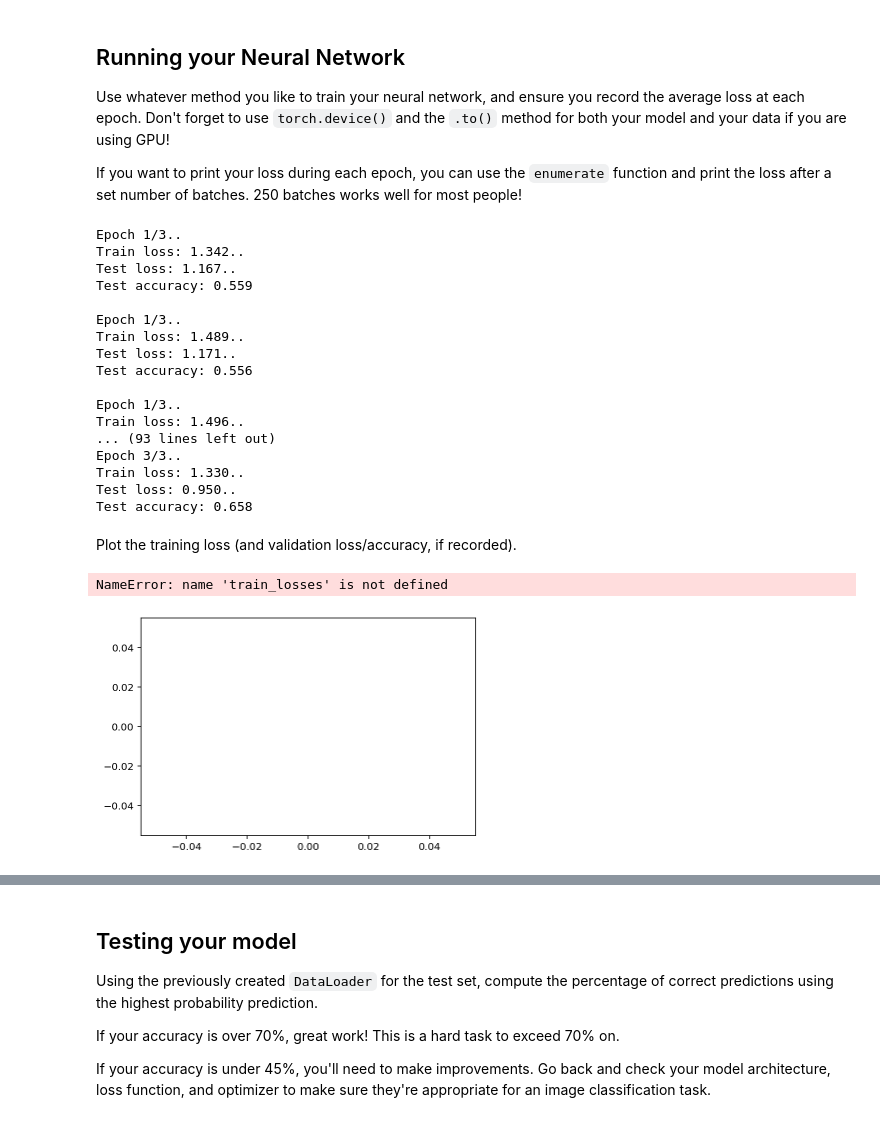
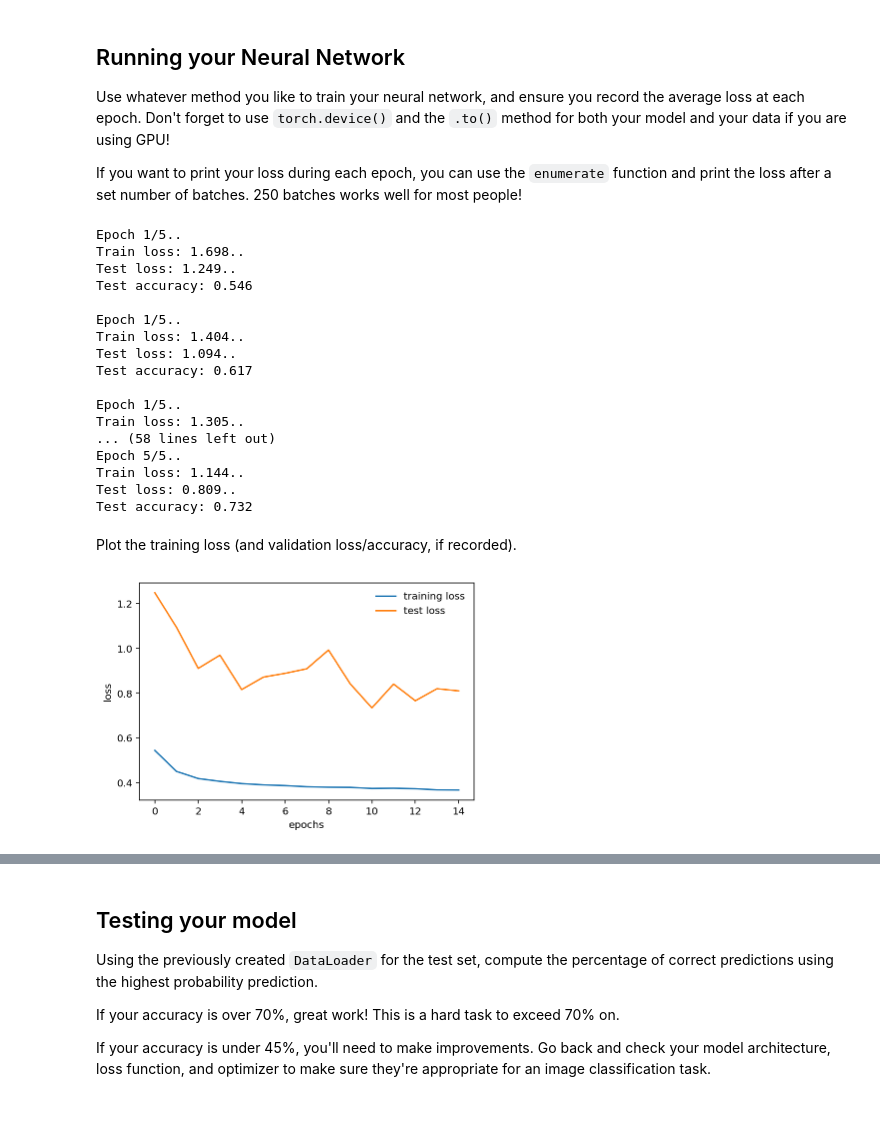
Before and after one commit to Ktoscoszjadl/Udacity_CIFAR10_Image_Classifier, a Jupyter notebook: CIFAR-10_Image_Classifier-STARTER.ipynb, the cells around one changed output, grey strips where cells are left out. Drawn from its saved outputs; the diff is of its cells as text; code cells hidden in the pictures.

Commit message:
running NN, plots, saving file, recomendation

```diff
--- a/CIFAR-10_Image_Classifier-STARTER.ipynb
+++ b/CIFAR-10_Image_Classifier-STARTER.ipynb
@@ -224,8 +224,8 @@ ResNet(
 # %%
 criterion = nn.NLLLoss()
 optimizer = optim.Adam(model.fc.parameters(), lr=0.003)
-# device = torch.device('cuda'if torch.cuda.is_available() else 'cpu')
-device = torch.device('cuda')
+device = torch.device('cuda'if torch.cuda.is_available() else 'cpu')
+# device = torch.device('cuda')
 print('Running on', device)
 model.to(device)
 # %% [output]
@@ -239,13 +255,14 @@ Don't forget to use `torch.device()` and the `.to()` method for both your model
 If you want to print your loss during each epoch, you can use the `enumerate` function and print the loss after a set number of batches. 250 batches works well for most people!
 # %%
 ## YOUR CODE HERE ##
-epochs = 3
+epochs = 5
 steps = 0
 running_loss = 0
 print_every = 500
 train_losses, test_losses, accuracy_list = [], [], []
 
 for epoch in range(epochs):
+
     for images, labels in train_loader:
         steps += 1
 
@@ -266,66 +283,69 @@ for epoch in range(epochs):
             test_loss = 0
             accuracy = 0
 
-            for images, labels in test_loader:
+            with torch.no_grad():
+                for images, labels in test_loader:
 
-                images, labels = images.to(device), labels.to(device)
-                output_test = model.forward(images)
-                batch_loss = criterion(output_test, labels)
-                test_loss += batch_loss.item()
+                    images, labels = images.to(device), labels.to(device)
+                    output_test = model.forward(images)
+                    batch_loss = criterion(output_test, labels)
+                    test_loss += batch_loss.item()
 
-                #calculating accuracy
-                ps =torch.exp(output_test)
-                top_p, top_class = ps.topk(1, dim=1)
+                    #calculating accuracy
+                    ps =torch.exp(output_test)
+                    top_p, top_class = ps.topk(1, dim=1)
 
-                equals = top_class == labels.view(*top_class.shape)
-                accuracy += torch.mean(equals.type(torch.FloatTensor)).item()
+                    equals = top_class == labels.view(*top_class.shape)
+                    accuracy += torch.mean(equals.type(torch.FloatTensor)).item()
 
+
+
+            train_losses.append(running_loss/len(train_loader))
+            test_losses.append(test_loss/len(test_loader))
+            accuracy_list.append(accuracy/len(test_loader))
             print(f"Epoch {epoch+1}/{epochs}.. \n"
                   f"Train loss: {running_loss/print_every:.3f}.. \n"
                   f"Test loss: {test_loss/len(test_loader):.3f}.. \n"
                   f"Test accuracy: {accuracy/len(test_loader):.3f}\n")
 
+#             setting model to training mode
             running_loss = 0
             model.train()
-
-            train_losses.append(running_loss/len(train_loader))
-            test_losses.append(test_loss/len(test_loader))
-            accuracy_list.append(accuracy/len(test_loader))
 # %% [output]
-Epoch 1/3..
-Train loss: 1.342..
-Test loss: 1.167..
-Test accuracy: 0.559
+Epoch 1/5..
+Train loss: 1.698..
+Test loss: 1.249..
+Test accuracy: 0.546
 
-Epoch 1/3..
-Train loss: 1.489..
-Test loss: 1.171..
-Test accuracy: 0.556
+Epoch 1/5..
+Train loss: 1.404..
+Test loss: 1.094..
+Test accuracy: 0.617
 
-Epoch 1/3..
-Train loss: 1.496..
-... (93 lines left out)
-Epoch 3/3..
-Train loss: 1.330..
-Test loss: 0.950..
-Test accuracy: 0.658
+Epoch 1/5..
+Train loss: 1.305..
+... (58 lines left out)
+Epoch 5/5..
+Train loss: 1.144..
+Test loss: 0.809..
+Test accuracy: 0.732
 # %% [markdown]
 Plot the training loss (and validation loss/accuracy, if recorded).
 # %%
 ## YOUR CODE HERE ##
 %matplotlib inline
 %config InlineBackend.figure_format = 'retina'
 import matplotlib.pyplot as plt
 
 plt.plot(figsize = [8,5])
 plt.plot(train_losses, label= 'training loss')
-plt.plot(test_loss, label= 'test loss')
+plt.plot(test_losses, label= 'test loss')
 plt.xlabel('epochs')
+
 plt.ylabel('loss')
 plt.legend(frameon=False)
 plt.show()
 # %% [output]
-NameError: name 'train_losses' is not defined
-[figure, old version]
+[figure, new version]
 # %%
 plt.plot(figsize = [8,5])
```
Also changed, not shown: parts of 9 cells of this notebook.
